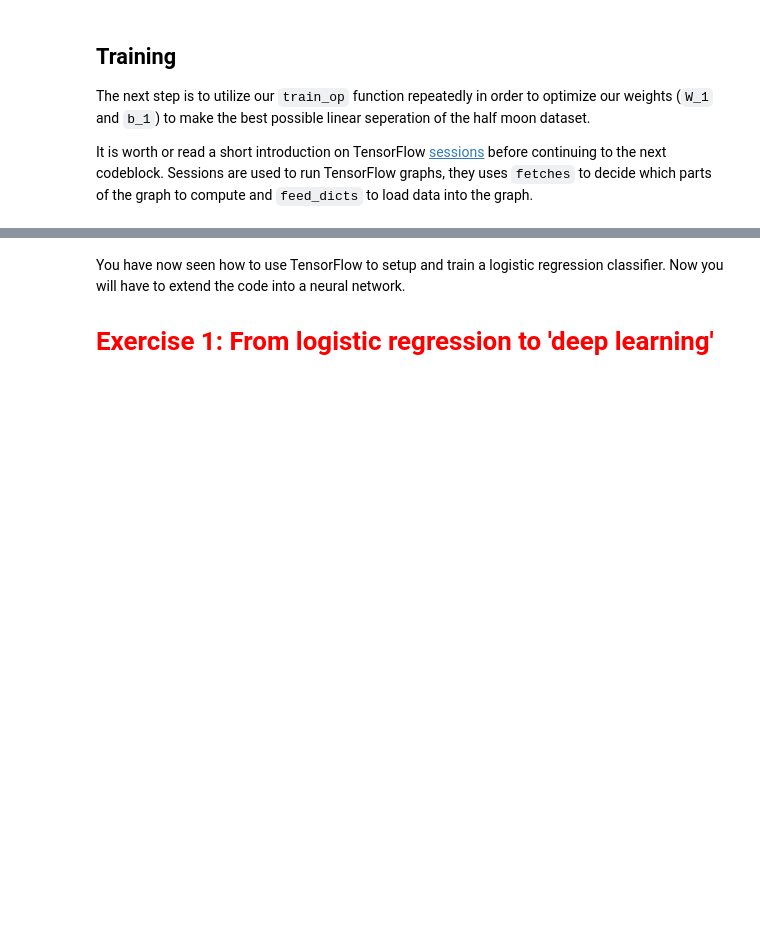
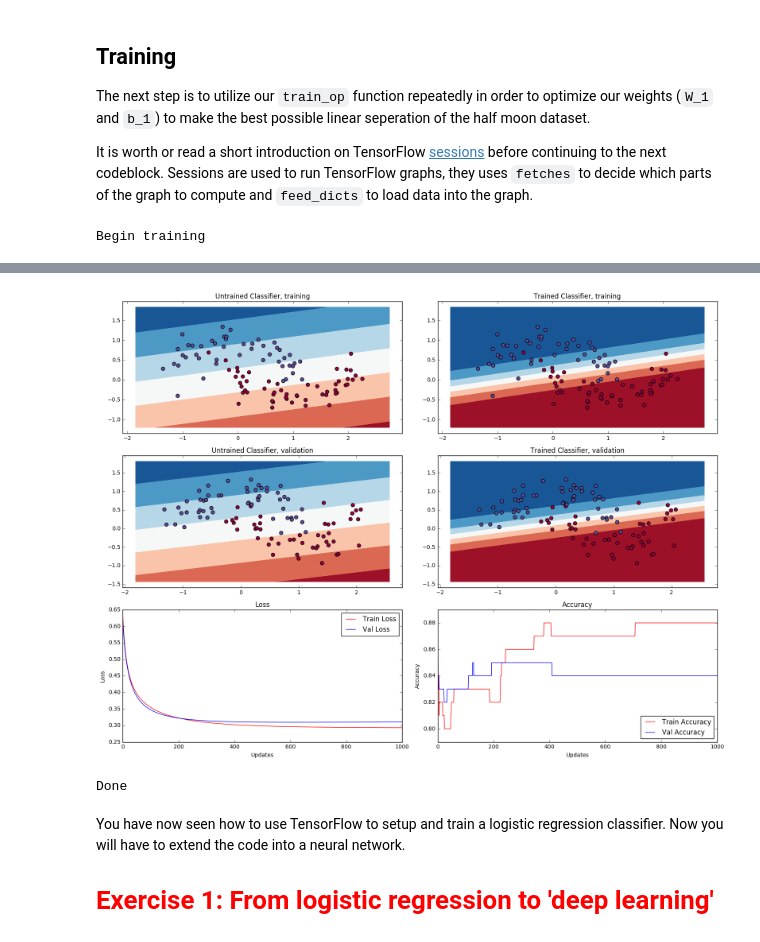
Before and after one commit to DeepLearningDTU/02456-deep-learning, a Jupyter notebook: notebooks/lab1_Introduction/5.TensorFlow.ipynb, the cells around one changed output, grey strips where cells are left out. Drawn from its saved outputs; the diff is of its cells as text; code cells hidden in the pictures; blank space fills up the shorter version.

```diff
--- a/notebooks/lab1_Introduction/5.TensorFlow.ipynb
+++ b/notebooks/lab1_Introduction/5.TensorFlow.ipynb
@@ -50,17 +47,15 @@ import utils
 ## Load data
 # Generate a dataset and plot it
 np.random.seed(0)
-num_samples = 300
+num_samples = 200
 
 X, y = sklearn.datasets.make_moons(num_samples, noise=0.20)
 
 X_tr = X[:100].astype('float32')
-X_val = X[100:200].astype('float32')
-X_te = X[200:].astype('float32')
+X_val = X[100:].astype('float32')
 
 y_tr = y[:100].astype('int32')
-y_val = y[100:200].astype('int32')
-y_te = y[200:].astype('int32')
+y_val = y[100:].astype('int32')
 
 num_features = X_tr.shape[-1]
 num_output = 2
@@ -302,19 +342,6 @@ with tf.Session(config=tf.ConfigProto(gpu_options=gpu_opts)) as sess:
                 print("Epoch %i, Train Cost: %0.3f\tVal Cost: %0.3f\t Val acc: %0.3f" \
                       %(e, train_cost[-1],val_cost[-1],val_acc[-1]))
 
-        ### TESTING ###
-        # what to feed our accuracy op
-        feed_dict_test = {x_pl: X_te, y_: utils.onehot(y_te, num_output)}
-
-        # deciding which parts to fetch
-        fetches_test = [cross_entropy, accuracy]
-
-        # running the validation
-        res = sess.run(fetches=fetches_test, feed_dict=feed_dict_test)
-        test_cost = res[0]
-        test_acc = res[1]
-        print("\nTest Cost: %0.3f\tTest Accuracy: %0.3f"%(test_cost, test_acc))
-
         ## Plotting
         fig.add_subplot(322)
         plt.title("Trained Classifier, training")
@@ -344,3 +371,5 @@ with tf.Session(config=tf.ConfigProto(gpu_options=gpu_opts)) as sess:
         print('KeyboardInterrupt')
 
 print('Done')
+# %% [output]
+Begin training
@@ -347,3 +386,5 @@ print('Done')
+[figure, added]
+Done
 # %% [markdown]
 You have now seen how to use TensorFlow to setup and train a logistic regression classifier.
 Now you will have to extend the code into a neural network.
```
Also changed, not shown: parts of 8 cells of this notebook, 3 other files.
